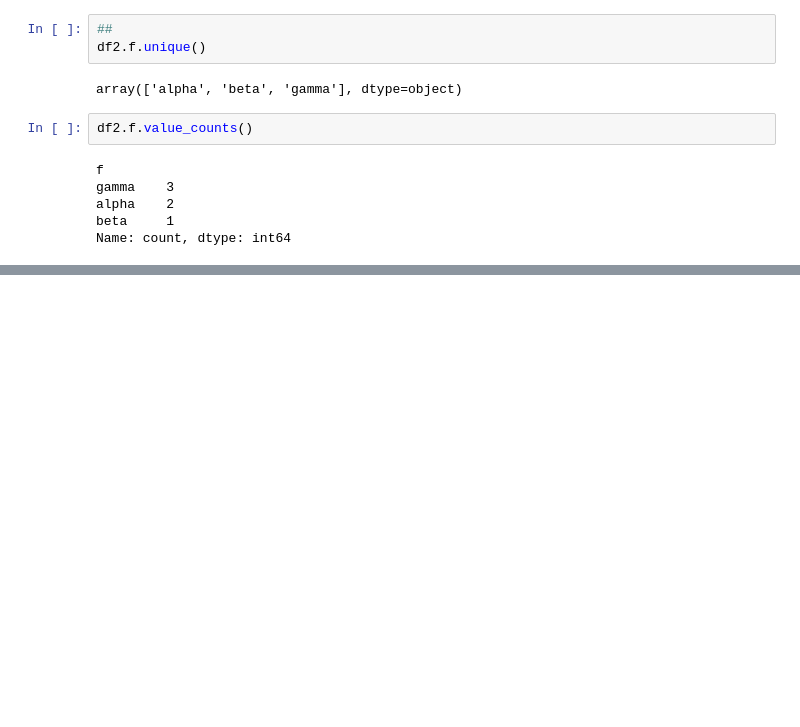
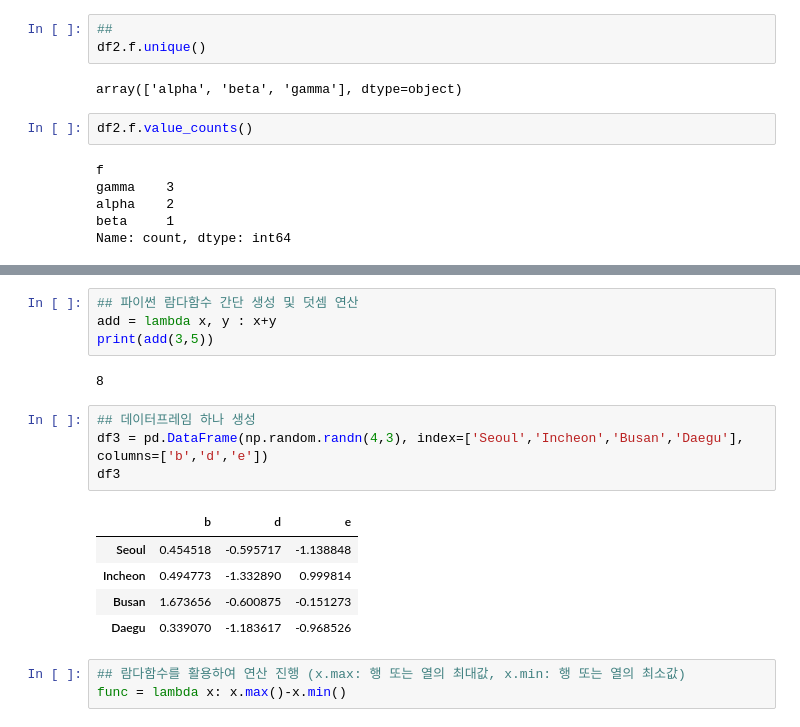
Before and after one commit to efforthye/human-ai, a Jupyter notebook: workspace/3-03) dataframe 조작하기.ipynb, the cells around one changed output, grey strips where cells are left out. Saved outputs shown, nothing was run; the diff lists cells and outputs as text; blank space fills up the shorter version.

```diff
--- a/workspace/3-03) dataframe 조작하기.ipynb
+++ b/workspace/3-03) dataframe 조작하기.ipynb
@@ -362,0 +363,19 @@ df2.loc[df2.f.isin(['alpha','gamma']), :]
+# %%
+## 파이썬 람다함수 간단 생성 및 덧셈 연산
+add = lambda x, y : x+y
+print(add(3,5))
+# %% [output]
+8
+# %%
+## 데이터프레임 하나 생성
+df3 = pd.DataFrame(np.random.randn(4,3), index=['Seoul','Incheon','Busan','Daegu'], columns=['b','d','e'])
+df3
+# %% [output]
+|  | b | d | e |
+| Seoul | 0.454518 | -0.595717 | -1.138848 |
+| Incheon | 0.494773 | -1.332890 | 0.999814 |
+| Busan | 1.673656 | -0.600875 | -0.151273 |
+| Daegu | 0.339070 | -1.183617 | -0.968526 |
+# %%
+## 람다함수를 활용하여 연산 진행 (x.max: 행 또는 열의 최대값, x.min: 행 또는 열의 최소값)
+func = lambda x: x.max()-x.min()
```
Also changed, not shown: parts of 24 cells of this notebook, 6 other files.
